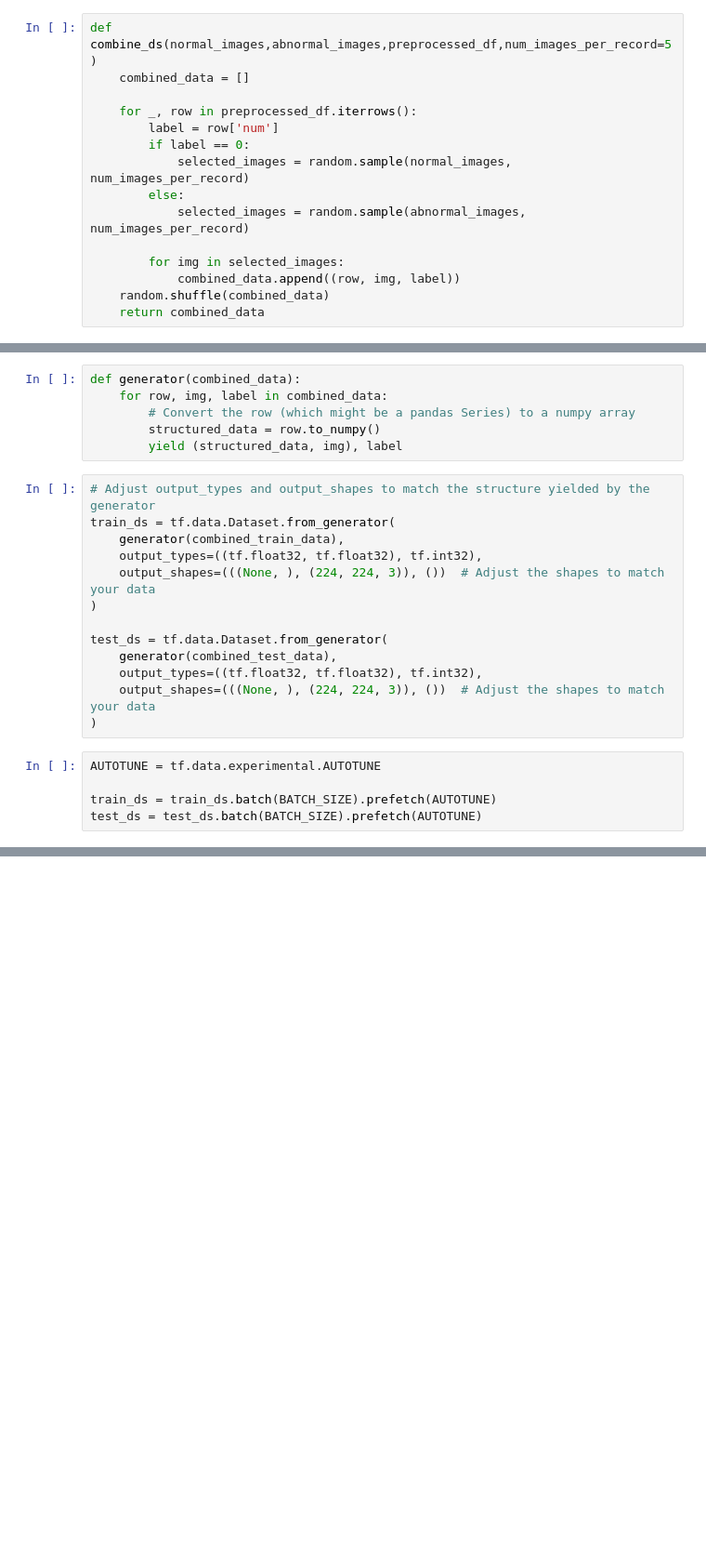
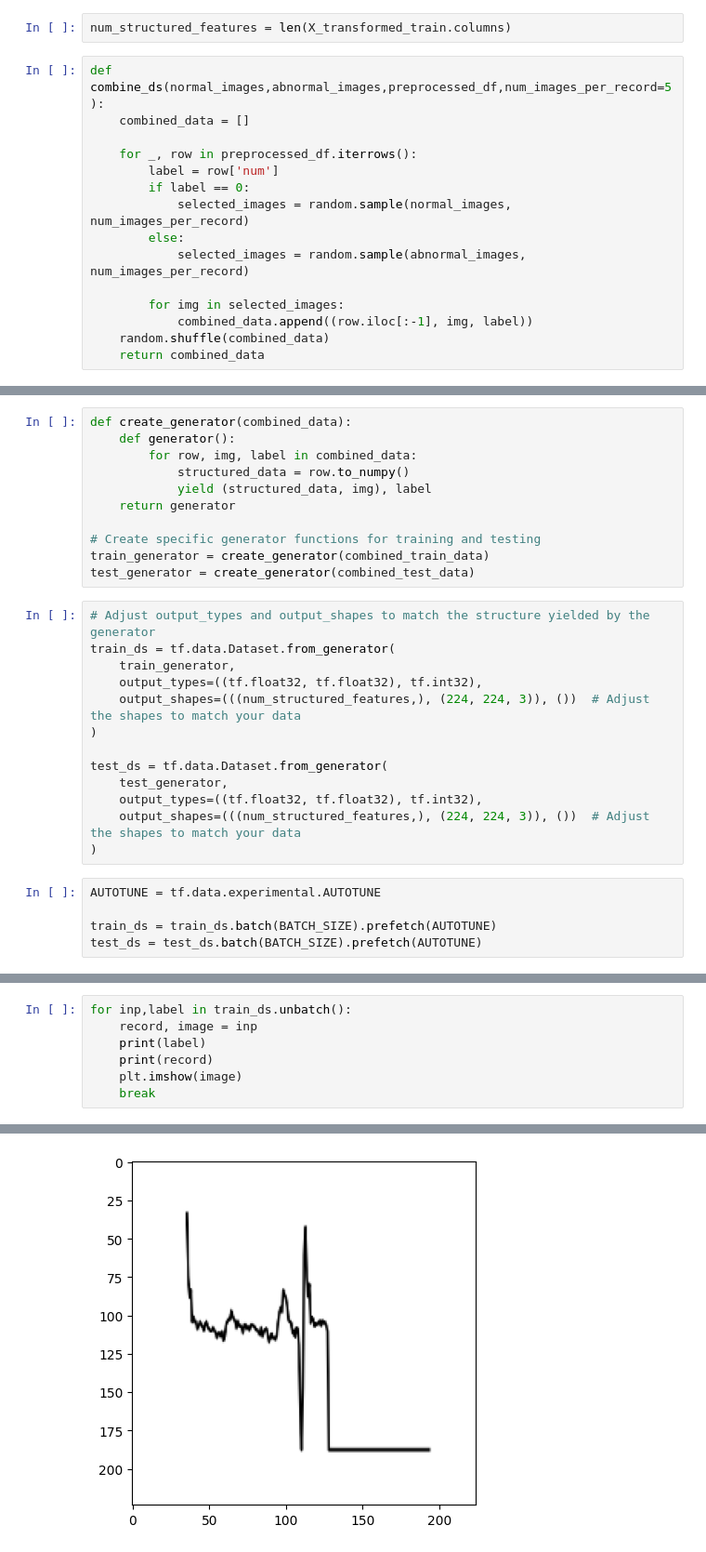
Before and after one commit to alyraafat/Machine-Learning-Applications, a Jupyter notebook: Disease Prediction from Medical Data/Heart_Disease_Prediction.ipynb, the cells around one changed output, grey strips where cells are left out. Shown at 93% size. Saved outputs shown, nothing was run; the diff lists cells and outputs as text; blank space fills up the shorter version.

```diff
--- a/Disease Prediction from Medical Data/Heart_Disease_Prediction.ipynb
+++ b/Disease Prediction from Medical Data/Heart_Disease_Prediction.ipynb
@@ -492,8 +521,10 @@ array([ True,  True,  True,  True,  True,  True,  True,  True,  True,
 test_df = pd.concat([X_transformed_test,y_test],axis=1)
 # %% [markdown]
 ## Combine 2 datasets
+# %%
+num_structured_features = len(X_transformed_train.columns)
 # %%
-def combine_ds(normal_images,abnormal_images,preprocessed_df,num_images_per_record=5)
+def combine_ds(normal_images,abnormal_images,preprocessed_df,num_images_per_record=5):
     combined_data = []
 
     for _, row in preprocessed_df.iterrows():
@@ -504,7 +535,7 @@ def combine_ds(normal_images,abnormal_images,preprocessed_df,num_images_per_reco
             selected_images = random.sample(abnormal_images, num_images_per_record)
 
         for img in selected_images:
-            combined_data.append((row, img, label))
+            combined_data.append((row.iloc[:-1], img, label))
     random.shuffle(combined_data)
     return combined_data
 # %%
@@ -516,23 +547,28 @@ len(combined_data)
 # %%
 combined_test_data = combine_ds(normal_test_images,abnormal_test_images,test_df)
 # %%
-def generator(combined_data):
-    for row, img, label in combined_data:
-        # Convert the row (which might be a pandas Series) to a numpy array
-        structured_data = row.to_numpy()
-        yield (structured_data, img), label
+def create_generator(combined_data):
+    def generator():
+        for row, img, label in combined_data:
+            structured_data = row.to_numpy()
+            yield (structured_data, img), label
+    return generator
+
+# Create specific generator functions for training and testing
+train_generator = create_generator(combined_train_data)
+test_generator = create_generator(combined_test_data)
 # %%
 # Adjust output_types and output_shapes to match the structure yielded by the generator
 train_ds = tf.data.Dataset.from_generator(
-    generator(combined_train_data),
+    train_generator,
     output_types=((tf.float32, tf.float32), tf.int32),
-    output_shapes=(((None, ), (224, 224, 3)), ())  # Adjust the shapes to match your data
+    output_shapes=(((num_structured_features,), (224, 224, 3)), ())  # Adjust the shapes to match your data
 )
 
 test_ds = tf.data.Dataset.from_generator(
-    generator(combined_test_data),
+    test_generator,
     output_types=((tf.float32, tf.float32), tf.int32),
-    output_shapes=(((None, ), (224, 224, 3)), ())  # Adjust the shapes to match your data
+    output_shapes=(((num_structured_features,), (224, 224, 3)), ())  # Adjust the shapes to match your data
 )
 # %%
 AUTOTUNE = tf.data.experimental.AUTOTUNE
@@ -541,0 +582,8 @@ test_ds = test_ds.batch(BATCH_SIZE).prefetch(AUTOTUNE)
+# %%
+for inp,label in train_ds.unbatch():
+    record, image = inp
+    print(label)
+    print(record)
+    plt.imshow(image)
+    break
+# %% [output]
@@ -541,0 +596 @@ test_ds = test_ds.batch(BATCH_SIZE).prefetch(AUTOTUNE)
+[figure, added]
```
Also changed, not shown: parts of 32 cells of this notebook.
